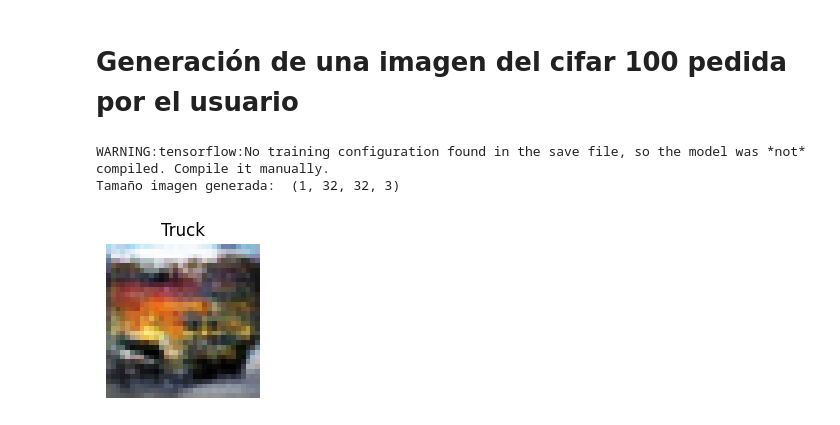
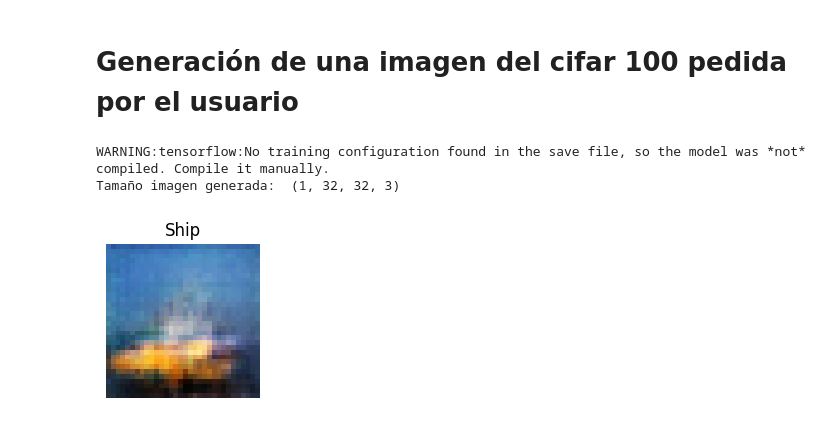
Before and after one commit to ignaciolembo7/ml_ib_final_project, a Jupyter notebook: resultados/modelo_5_cifar10_v3/cgan_train_m5_cifar10.ipynb, the cells around one changed output. Saved outputs shown, nothing was run; the diff lists cells and outputs as text; code cells hidden in the pictures.

```diff
--- a/resultados/modelo_5_cifar10_v3/cgan_train_m5_cifar10.ipynb
+++ b/resultados/modelo_5_cifar10_v3/cgan_train_m5_cifar10.ipynb
@@ -635,32 +635,32 @@ def get_index(word, tags_list):
     try:
         return tags_list.index(word)
     except ValueError:
         return -1  # Devuelve -1 si la palabra no se encuentra en la lista
 
 # Cargar el modelo generador
 g_model = load_model('gmodel_m5_cifar10.h5')
 
-imagen_a_generar = 'Truck'
+imagen_a_generar = 'Ship'
 index = get_index(imagen_a_generar, tags)
 
 #label = tf.expand_dims(numero_a_generar, axis=-1) #expando la dimension de y_train para que quede analogo al ejemplo del cifar10
 label = tf.ones(1)*index
 
 # Generar ruido aleatorio
 noise = tf.random.normal(shape=(1, noise_dim))
 
 # Generar imagen falsa
 generated_image = g_model([noise, label]) #  Genero imagenes falsas
 #generated_image = g_model.predict([noise, label])
 print("Tamaño imagen generada: ", generated_image.shape)
 
 plt.figure(figsize=(2,2))
 img = image.array_to_img(generated_image[0], scale=True)
 plt.imshow(img)
 plt.axis('off')
 plt.title(f"{tags[index]}")
 plt.show()
 # %% [output]
 WARNING:tensorflow:No training configuration found in the save file, so the model was *not* compiled. Compile it manually.
 Tamaño imagen generada:  (1, 32, 32, 3)
-[figure, old version]
+[figure, new version]
```
Also changed, not shown: 7 other files.
